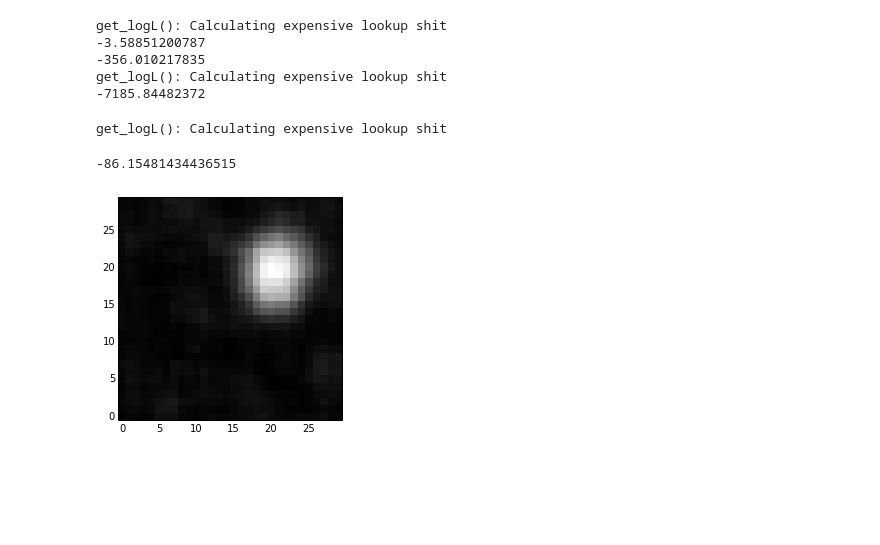
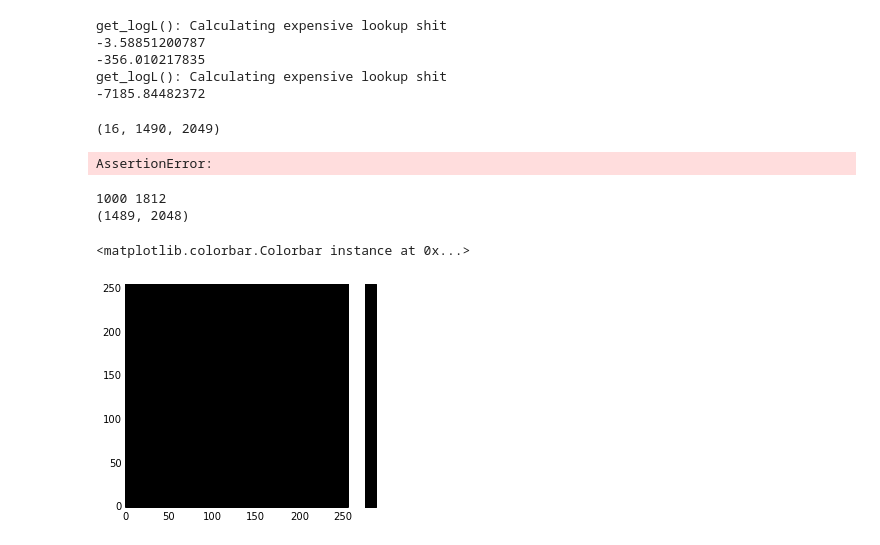
Before and after one commit to garibaldu/Oddity, a Jupyter notebook: code/squares.ipynb, the cells around one changed output. Cells and saved outputs as stored; diff of their text form; code cells hidden in the pictures; blank space fills up the shorter version.

```diff
--- a/code/squares.ipynb
+++ b/code/squares.ipynb
@@ -41,7 +53,7 @@ imshow(intensity_to_boolean_block(img, M)[-1], origin='lower')
 def intensity_to_cumulated_block(img, M):
     return np.cumsum(np.cumsum(intensity_to_boolean_block(img, M), axis=2), axis=1)
 # %%
-M=8
 cbb = intensity_to_cumulated_block(img, M)
-imshow(cbb[-1],  interpolation='nearest', origin='lower')
+plt.imshow(cbb[-1],  interpolation='nearest', origin='lower')
+cbb.shape
 # %% [output]
@@ -139,9 +140,10 @@ def get_logL(counts, alphas):
         get_logL.gammaln = np.append(np.array([np.Inf, 0.]), np.cumsum(np.log(np.arange(get_logL.Cmax - 2) + 1)))
     # now the actual LF
     return (  get_logL.gammaln[A]
-            - get_logL.gammaln[N+A]
-            + np.sum( get_logL.gammaln[counts + alphas])
-            - np.sum( get_logL.gammaln[alphas]) )
+            - get_logL.gammaln[N + A]
+            + np.sum(get_logL.gammaln[counts + alphas])
+            - np.sum(get_logL.gammaln[alphas])
+            )
 
 
 print get_logL(np.array([1,1,1]), 100*np.array([1,2,3]))
@@ -168,18 +170,36 @@ def get_full_logL(cumulated_block, BBs, alphas_S, alphas_B):
     background_counts = cumulated_block[:, -1, -1].ravel() - source_counts
     logL += get_logL(background_counts, alphas_B)
     return logL
+# %%
+cbb.shape
+# %% [output]
+(16, 1490, 2049)
 # %%
-ys, xs = np.mgrid[130:160,20:50]
-params = [OddityBB(pos,7) for pos in zip(ys.ravel(), xs.ravel())]
-logL_grid = np.zeros((30,30))
+ny, nx = img.shape
+ys, xs = np.mgrid[0:ny,0:nx]
+logL_grid = np.zeros((ny, nx))
 M, foo, bar = cbb.shape
-for y,x,BB in zip(ys.ravel(), xs.ravel(), params):
-    logL_grid[y-130,x-20] = get_full_logL(cbb, [BB, ], np.ones(M, dtype=int), np.ones(M, dtype=int)*int(30*30/M))
+counter = 0
+for y,x in zip(ys.ravel(), xs.ravel()):
+    BB = OddityBB([y, x], 7)
+    logL_grid[y, x] = get_full_logL(cbb, [BB, ], np.ones(M, dtype=int), np.ones(M, dtype=int)*int(3000*3000/M))
+    counter += 1
+    assert counter < 1000
 # %% [output]
-get_logL(): Calculating expensive lookup shit
+AssertionError:
-# %%
-imshow(logL_grid, interpolation='nearest', origin='lower')
-logL_grid.min() - logL_grid.max()
-# %% [output]
--86.15481434436515
-[figure, removed]
+# %%
+#ybest, xbest = np.where(img == img.max())
+#ybest, xbest = ybest[0], xbest[0]
+ybest, xbest = 1000, 1812
+print ybest, xbest
+print img.shape
+# %% [output]
+1000 1812
+(1489, 2048)
+# %%
+logL_grid -= np.median(logL_grid)
+plt.imshow(logL_grid[ybest-128:ybest+128,xbest-128:xbest+128], interpolation='nearest', origin='lower')
+plt.colorbar()
+# %% [output]
+<matplotlib.colorbar.Colorbar instance at 0x...>
+[figure, added]
```
Also changed, not shown: parts of 8 cells of this notebook.
